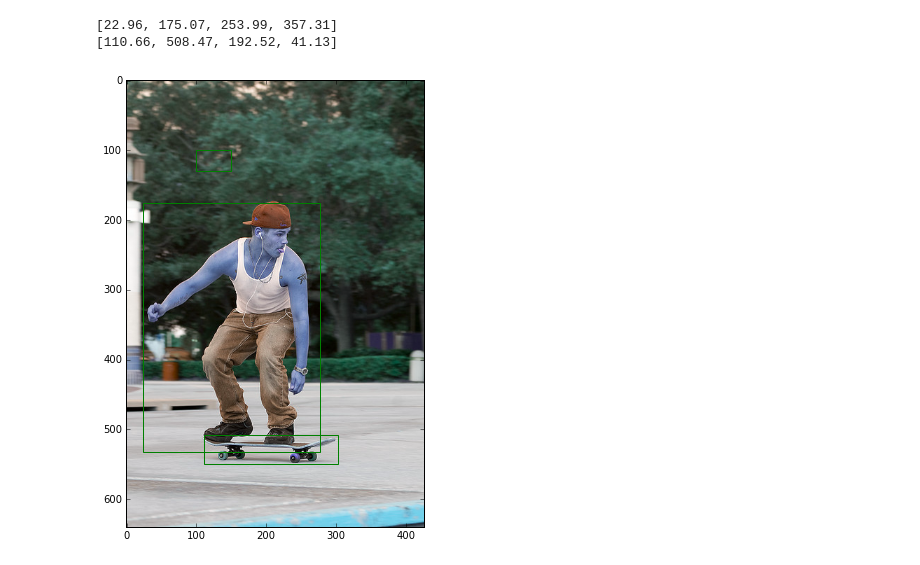
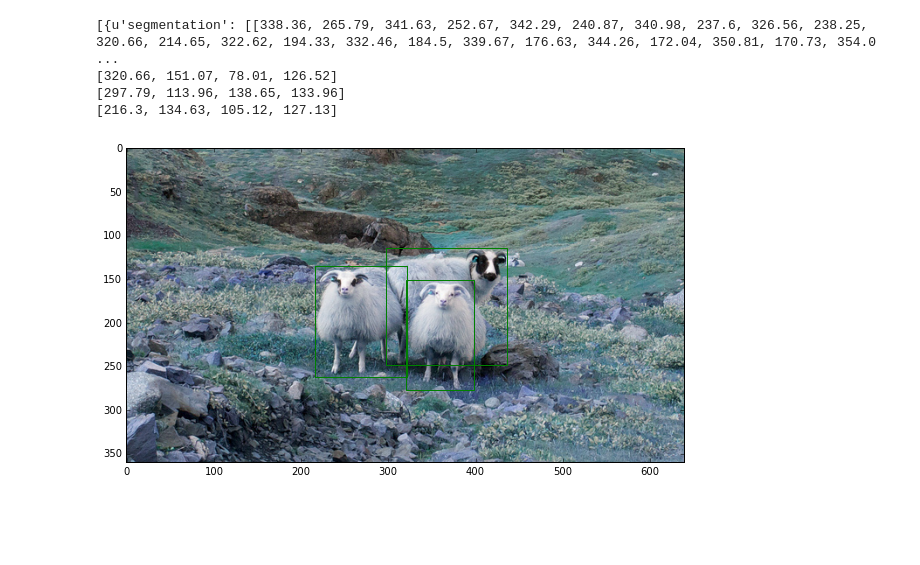
Before and after one commit to anhlt/faster_rcnn, a Jupyter notebook: MSCOCO BBOX-Raw-data .ipynb, the cells around one changed output. Saved outputs shown, nothing was run; the diff lists cells and outputs as text; code cells hidden in the pictures; blank space fills up the shorter version.

```diff
--- a/MSCOCO BBOX-Raw-data .ipynb
+++ b/MSCOCO BBOX-Raw-data .ipynb
@@ -31,34 +31,35 @@ Done (t=9.14s)
 creating index...
 index created!
 # %%
-im_id = cap.ids[7]
+im_id = cap.ids[14]
 cap.coco.getAnnIds(im_id)
 img_info =  cap.coco.loadImgs(im_id)[0]
 img_name = img_info['file_name']
 annIds = cap.coco.getAnnIds(imgIds=im_id, iscrowd=None)
 anns = cap.coco.loadAnns(annIds)
+print anns
 fig,ax = plt.subplots(1)
 base_path = './data/mscoco/images/train2014/'
 img_path = os.path.join(base_path, img_name)
 # Display the image
 im_data = cv2.imread(img_path)
 
 ax.imshow(im_data)
-
 # Create a Rectangle patch
 for i, box_anns in enumerate(anns):
     box = box_anns['bbox']
     print box
     rect = patches.Rectangle((box[0], box[1]), box[2], box[3] ,linewidth=1,edgecolor='g',facecolor='none')
     # Add the patch to the Axes
     ax.add_patch(rect)
 
-rect = patches.Rectangle((100, 100), 50, 30 ,linewidth=1,edgecolor='g',facecolor='none')
 # Add the patch to the Axes
 ax.add_patch(rect)
 
 plt.show()
 # %% [output]
-[22.96, 175.07, 253.99, 357.31]
-[110.66, 508.47, 192.52, 41.13]
+[{u'segmentation': [[338.36, 265.79, 341.63, 252.67, 342.29, 240.87, 340.98, 237.6, 326.56, 238.25, 320.66, 214.65, 322.62, 194.33, 332.46, 184.5, 339.67, 176.63, 344.26, 172.04, 350.81, 170.73, 354.0 ...
+[320.66, 151.07, 78.01, 126.52]
+[297.79, 113.96, 138.65, 133.96]
+[216.3, 134.63, 105.12, 127.13]
-[figure, old version]
+[figure, new version]
```
Also changed, not shown: parts of 1 cell of this notebook, 49 other files.
